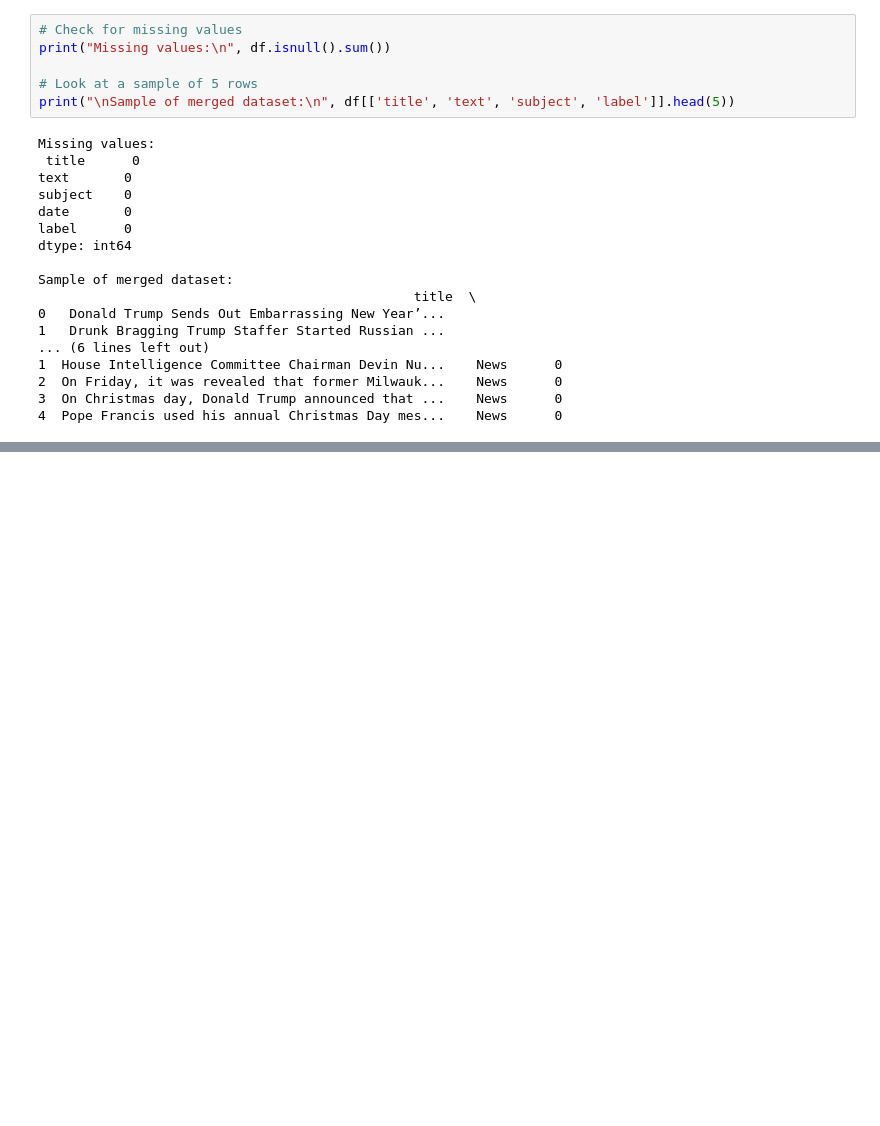
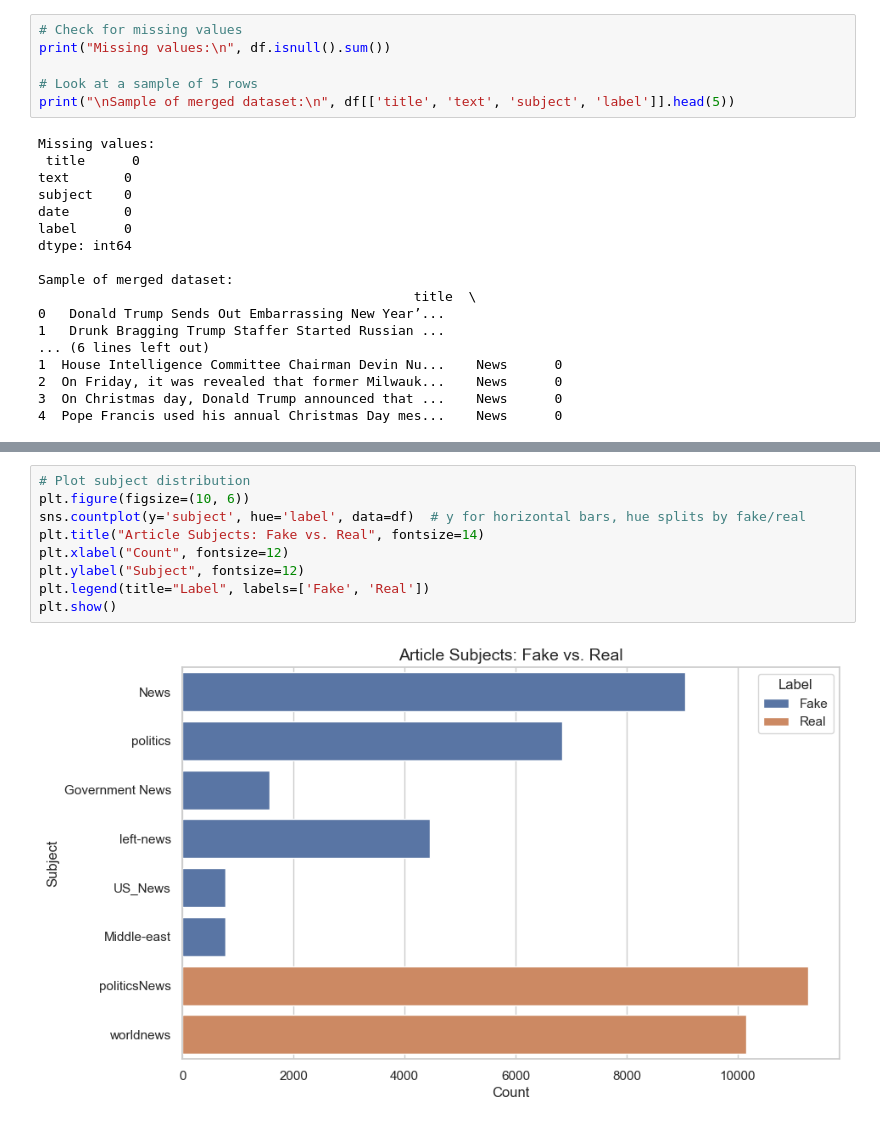
Before and after one commit to rajeev-chaurasia/Fake-News-Detection, a Jupyter notebook: Fake_News_Detection.ipynb, the cells around one changed output, grey strips where cells are left out. Saved outputs shown, nothing was run; the diff lists cells and outputs as text; blank space fills up the shorter version.

```diff
--- a/Fake_News_Detection.ipynb
+++ b/Fake_News_Detection.ipynb
@@ -66,0 +89,11 @@ Sample of merged dataset:
+# %%
+# Plot subject distribution
+plt.figure(figsize=(10, 6))
+sns.countplot(y='subject', hue='label', data=df)  # y for horizontal bars, hue splits by fake/real
+plt.title("Article Subjects: Fake vs. Real", fontsize=14)
+plt.xlabel("Count", fontsize=12)
+plt.ylabel("Subject", fontsize=12)
+plt.legend(title="Label", labels=['Fake', 'Real'])
+plt.show()
+# %% [output]
+[figure, added]
```
Also changed, not shown: parts of 8 cells of this notebook, 6 other files.
